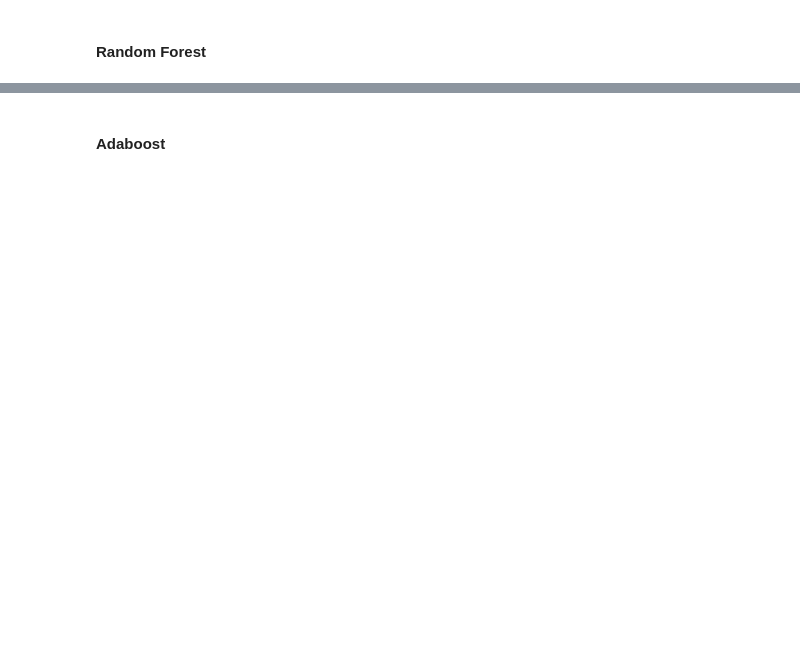
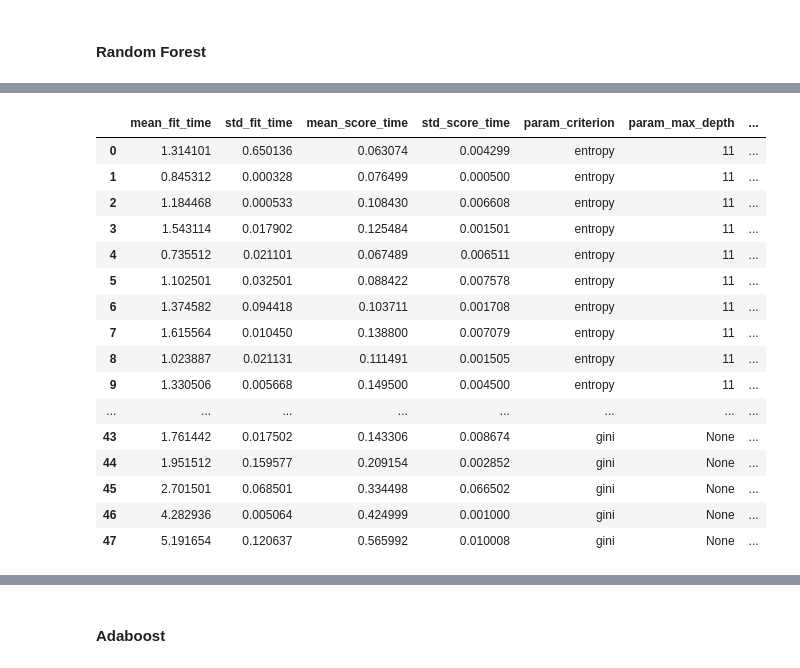
Before and after one commit to o-guilherme/IFSP-Proj-Sem2, a Jupyter notebook: Models Training.ipynb, the cells around one changed output, grey strips where cells are left out. Drawn from its saved outputs; the diff is of its cells as text; code cells hidden in the pictures; blank space fills up the shorter version.

```diff
--- a/Models Training.ipynb
+++ b/Models Training.ipynb
@@ -367,2 +344,23 @@ a
 # %% [markdown]
 #### Random Forest
+# %%
+rnd_clf = RandomForestClassifier(bootstrap=True,
+                                 oob_score=True,
+                                 n_jobs = -1)
+X, y = df_splitter(datasets['oversampled+'])
+X_train, X_test, y_train, y_test = train_test_split(X, y, test_size=0.2, random_state=42)
+# %%
+# Grid search parameters
+n_estimators = np.array([70,100,150,200])
+max_depth = np.array([11,None])
+max_leaf_nodes = np.array([2,5,None])
+alg = np.array(['entropy', 'gini'])
+values_grid = {'n_estimators': n_estimators, 'max_depth': max_depth, 'max_leaf_nodes':max_leaf_nodes, 'criterion':alg}
+# %%
+gridDecisionTree = GridSearchCV(estimator = rnd_clf,
+                                param_grid = values_grid,
+                                cv = 2, verbose = 3,
+                                scoring='accuracy',
+                                pre_dispatch=-1)
+# %%
+gridDecisionTree.fit(X_train, y_train);
@@ -368,0 +385,20 @@ a
+# %%
+pd.DataFrame(gridDecisionTree.cv_results_)
+# %% [output]
+|  | mean_fit_time | std_fit_time | mean_score_time | std_score_time | param_criterion | param_max_depth | ... |
+| 0 | 1.314101 | 0.650136 | 0.063074 | 0.004299 | entropy | 11 | ... |
+| 1 | 0.845312 | 0.000328 | 0.076499 | 0.000500 | entropy | 11 | ... |
+| 2 | 1.184468 | 0.000533 | 0.108430 | 0.006608 | entropy | 11 | ... |
+| 3 | 1.543114 | 0.017902 | 0.125484 | 0.001501 | entropy | 11 | ... |
+| 4 | 0.735512 | 0.021101 | 0.067489 | 0.006511 | entropy | 11 | ... |
+| 5 | 1.102501 | 0.032501 | 0.088422 | 0.007578 | entropy | 11 | ... |
+| 6 | 1.374582 | 0.094418 | 0.103711 | 0.001708 | entropy | 11 | ... |
+| 7 | 1.615564 | 0.010450 | 0.138800 | 0.007079 | entropy | 11 | ... |
+| 8 | 1.023887 | 0.021131 | 0.111491 | 0.001505 | entropy | 11 | ... |
+| 9 | 1.330506 | 0.005668 | 0.149500 | 0.004500 | entropy | 11 | ... |
+| ... | ... | ... | ... | ... | ... | ... | ... |
+| 43 | 1.761442 | 0.017502 | 0.143306 | 0.008674 | gini | None | ... |
+| 44 | 1.951512 | 0.159577 | 0.209154 | 0.002852 | gini | None | ... |
+| 45 | 2.701501 | 0.068501 | 0.334498 | 0.066502 | gini | None | ... |
+| 46 | 4.282936 | 0.005064 | 0.424999 | 0.001000 | gini | None | ... |
+| 47 | 5.191654 | 0.120637 | 0.565992 | 0.010008 | gini | None | ... |
```
Also changed, not shown: parts of 31 cells of this notebook.
